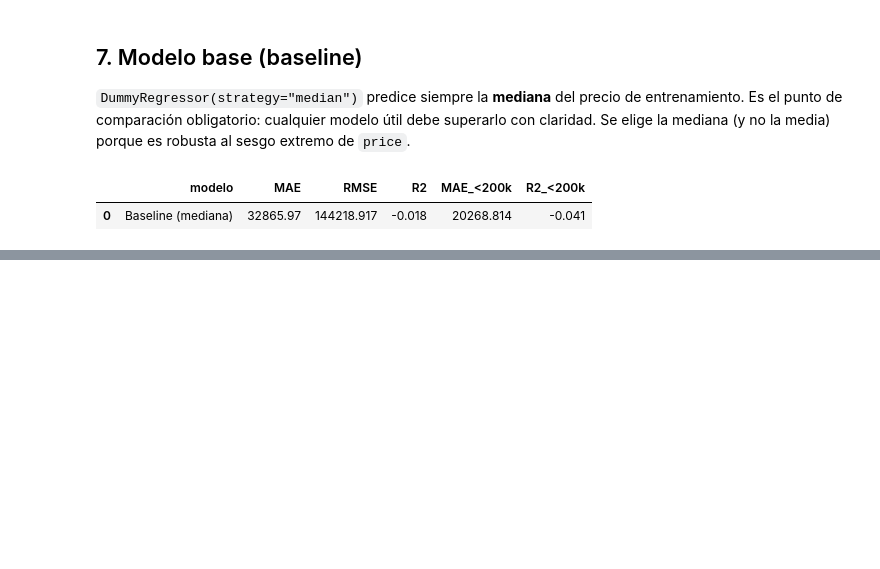
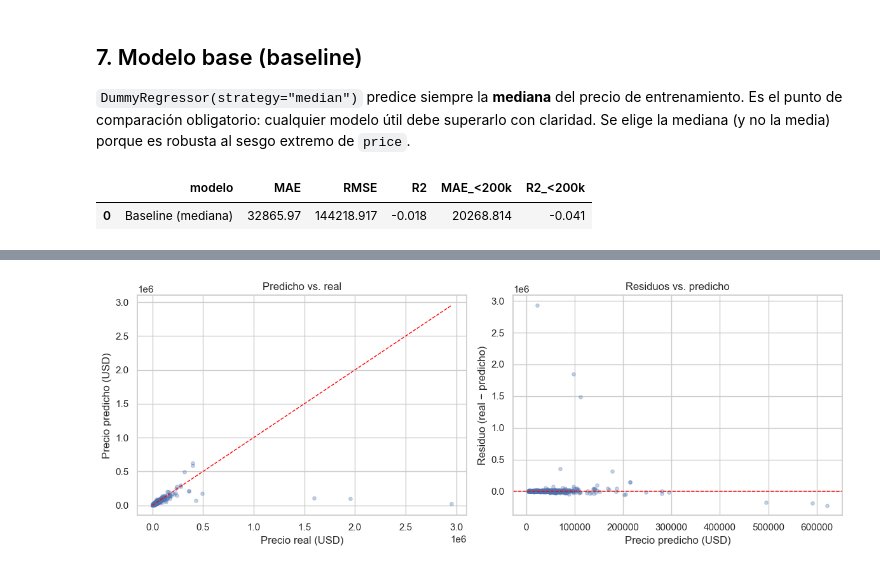
Before and after one commit to Jonathanmg1415/proyecto-modelos-simulacion, a Jupyter notebook: fase-1/notebook.ipynb, the cells around one changed output, grey strips where cells are left out. Cells and saved outputs as stored; diff of their text form; code cells hidden in the pictures; blank space fills up the shorter version.

```diff
--- a/fase-1/notebook.ipynb
+++ b/fase-1/notebook.ipynb
@@ -650,0 +780,21 @@ pd.DataFrame(resultados).round(3)
+# %%
+fig, axes = plt.subplots(1, 2, figsize=(12, 4.5))
+
+axes[0].scatter(y_test, pred_xgb, alpha=0.3, s=15)
+lims = [0, max(y_test.max(), pred_xgb.max())]
+axes[0].plot(lims, lims, color="red", linestyle="--", linewidth=1)
+axes[0].set_xlabel("Precio real (USD)")
+axes[0].set_ylabel("Precio predicho (USD)")
+axes[0].set_title("Predicho vs. real")
+
+residuos = y_test - pred_xgb
+axes[1].scatter(pred_xgb, residuos, alpha=0.3, s=15)
+axes[1].axhline(0, color="red", linestyle="--", linewidth=1)
+axes[1].set_xlabel("Precio predicho (USD)")
+axes[1].set_ylabel("Residuo (real − predicho)")
+axes[1].set_title("Residuos vs. predicho")
+
+plt.tight_layout()
+plt.show()
+# %% [output]
+[figure, added]
```
Also changed, not shown: parts of 22 cells of this notebook, 3 other files.
